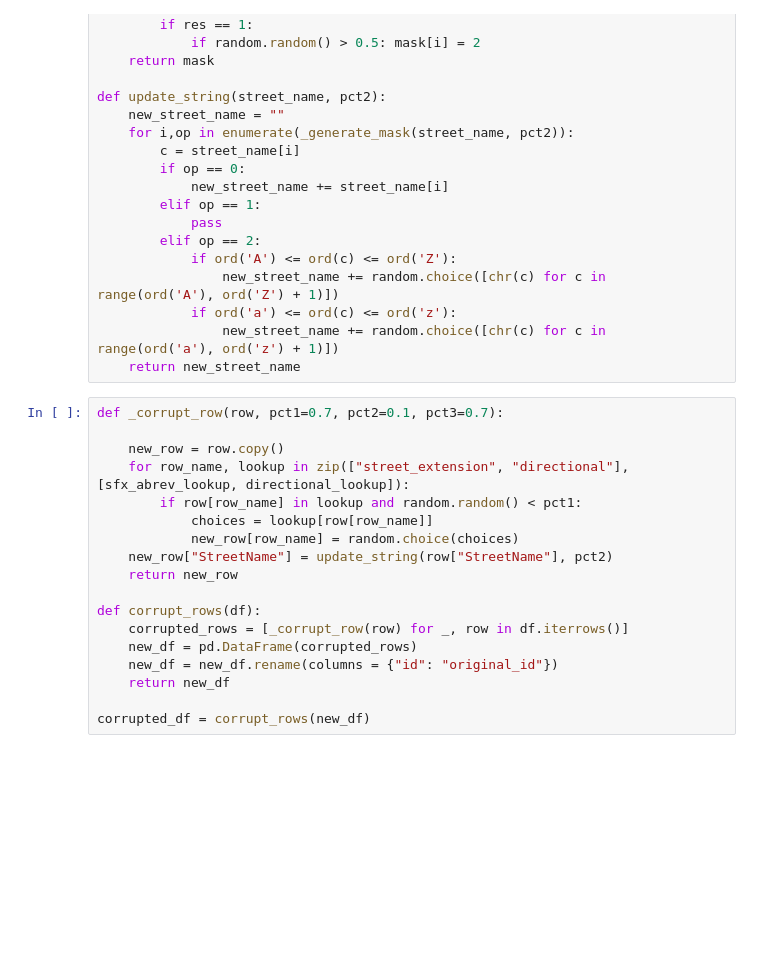
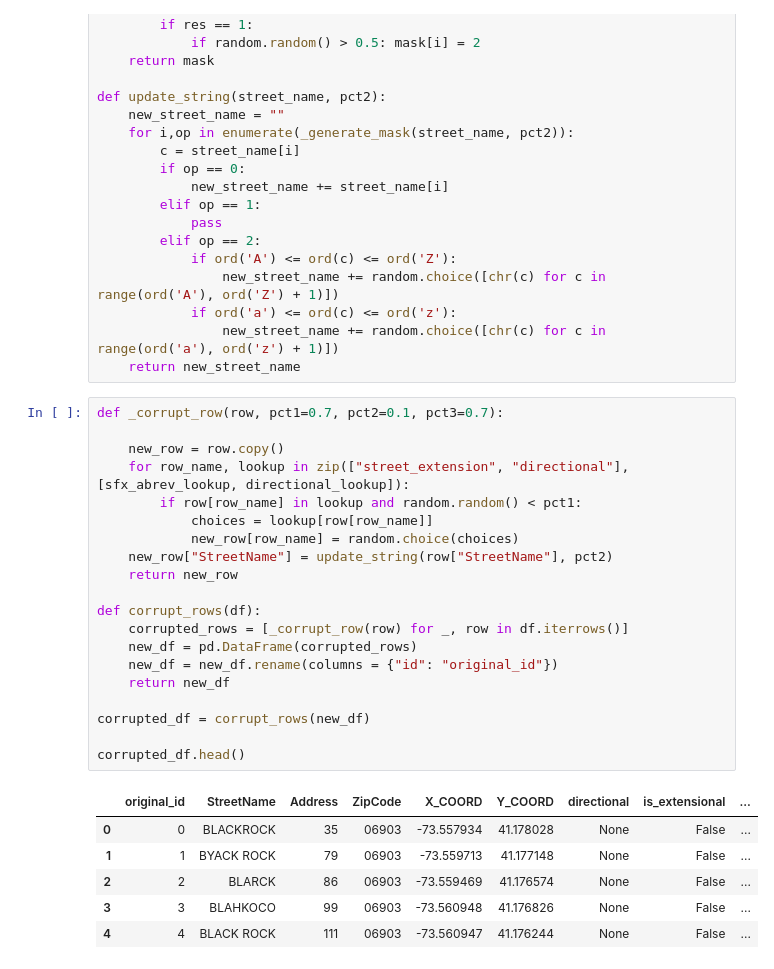
Before and after one commit to DZhang3210/ml-geocoding, a Jupyter notebook: Data/Data_Helpers/stamford_analysis.ipynb, the cells around one changed output. Drawn from its saved outputs; the diff is of its cells as text; blank space fills up the shorter version.

```diff
--- a/Data/Data_Helpers/stamford_analysis.ipynb
+++ b/Data/Data_Helpers/stamford_analysis.ipynb
@@ -194,21 +195,30 @@ def update_string(street_name, pct2):
 # %%
 def _corrupt_row(row, pct1=0.7, pct2=0.1, pct3=0.7):
 
     new_row = row.copy()
     for row_name, lookup in zip(["street_extension", "directional"], [sfx_abrev_lookup, directional_lookup]):
         if row[row_name] in lookup and random.random() < pct1:
             choices = lookup[row[row_name]]
             new_row[row_name] = random.choice(choices)
     new_row["StreetName"] = update_string(row["StreetName"], pct2)
     return new_row
 
 def corrupt_rows(df):
     corrupted_rows = [_corrupt_row(row) for _, row in df.iterrows()]
     new_df = pd.DataFrame(corrupted_rows)
     new_df = new_df.rename(columns = {"id": "original_id"})
     return new_df
 
 corrupted_df = corrupt_rows(new_df)
+
+corrupted_df.head()
+# %% [output]
+|  | original_id | StreetName | Address | ZipCode | X_COORD | Y_COORD | directional | is_extensional | ... |
+| 0 | 0 | BLACKROCK | 35 | 06903 | -73.557934 | 41.178028 | None | False | ... |
+| 1 | 1 | BYACK ROCK | 79 | 06903 | -73.559713 | 41.177148 | None | False | ... |
+| 2 | 2 | BLARCK | 86 | 06903 | -73.559469 | 41.176574 | None | False | ... |
+| 3 | 3 | BLAHKOCO | 99 | 06903 | -73.560948 | 41.176826 | None | False | ... |
+| 4 | 4 | BLACK ROCK | 111 | 06903 | -73.560947 | 41.176244 | None | False | ... |
 # %%
 #Compiling negative cases
 
```
Also changed, not shown: parts of 5 cells of this notebook, 3 other files.
